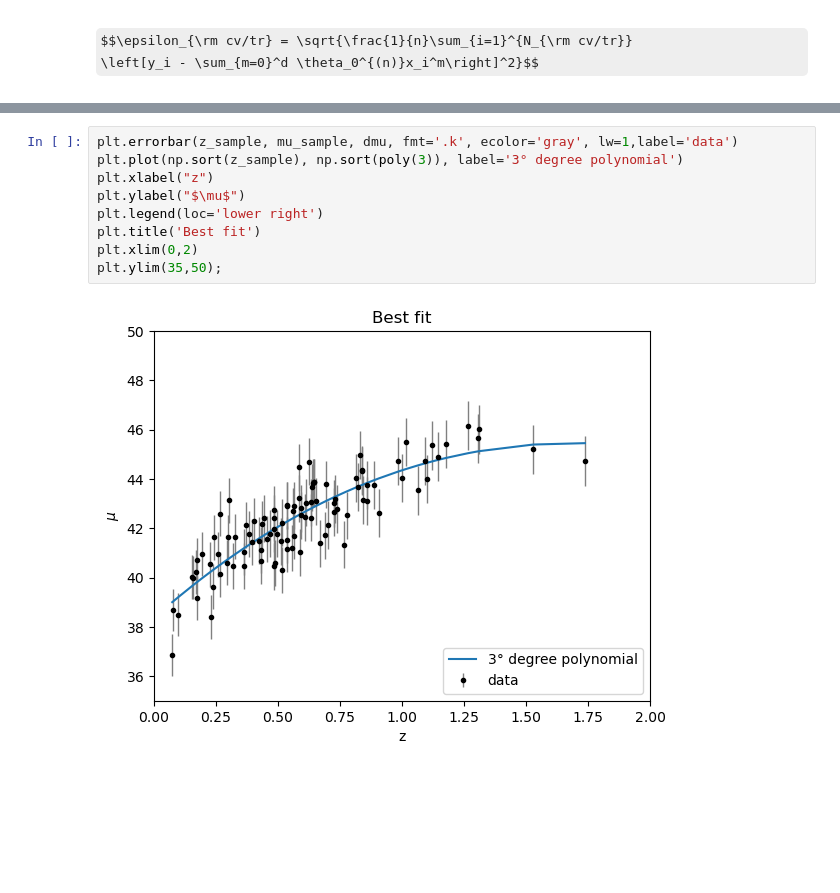
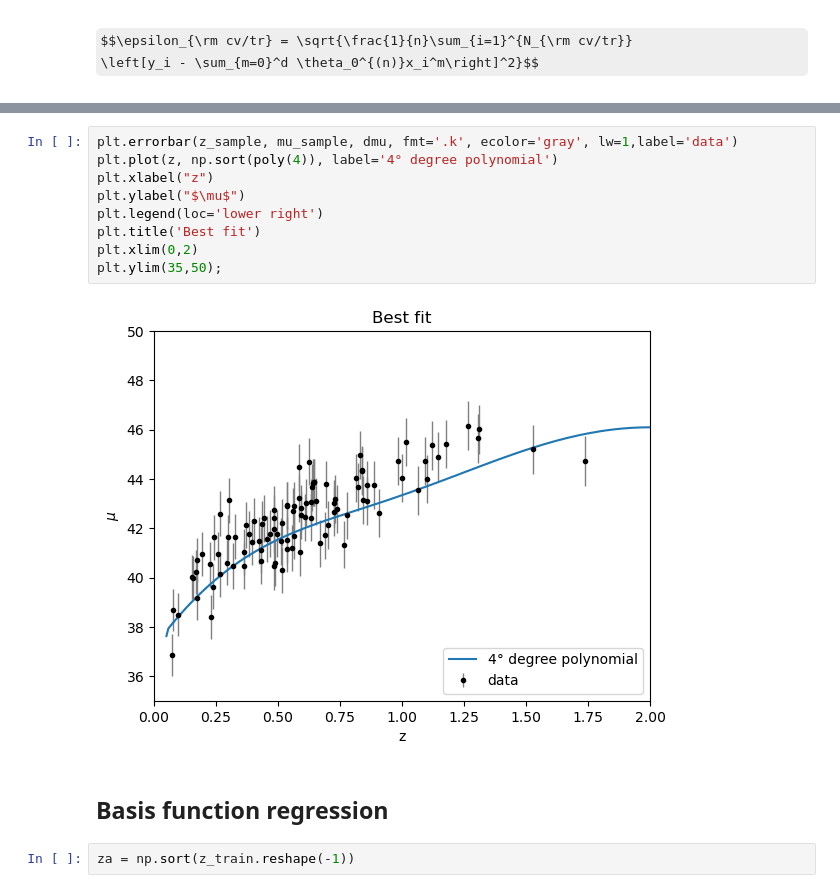
Before and after one commit to SimoneRestuccia/astrostatistics_bicocca_2024, a Jupyter notebook: working/L_17_01.ipynb, the cells around one changed output, grey strips where cells are left out. Saved outputs shown, nothing was run; the diff lists cells and outputs as text; some formulas as TeX source; blank space fills up the shorter version.

```diff
--- a/working/L_17_01.ipynb
+++ b/working/L_17_01.ipynb
@@ -177,11 +144,15 @@ print('The minimum value of the curve corresponds to a polinomy of %i degree , w
 # %%
 plt.errorbar(z_sample, mu_sample, dmu, fmt='.k', ecolor='gray', lw=1,label='data')
-plt.plot(np.sort(z_sample), np.sort(poly(3)), label='3° degree polynomial')
+plt.plot(z, np.sort(poly(4)), label='4° degree polynomial')
 plt.xlabel("z")
 plt.ylabel("$\mu$")
 plt.legend(loc='lower right')
 plt.title('Best fit')
 plt.xlim(0,2)
 plt.ylim(35,50);
 # %% [output]
-[figure, old version]
+[figure, new version]
+# %% [markdown]
+## Basis function regression
+# %%
+za = np.sort(z_train.reshape(-1))
```
Also changed, not shown: parts of 8 cells of this notebook, 1 other file.
